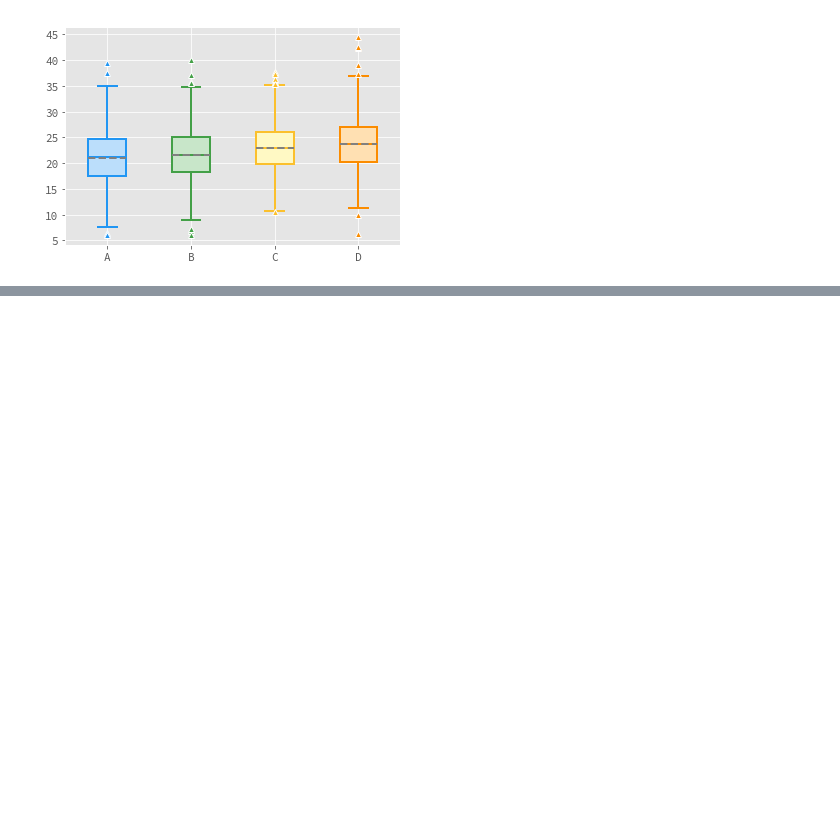
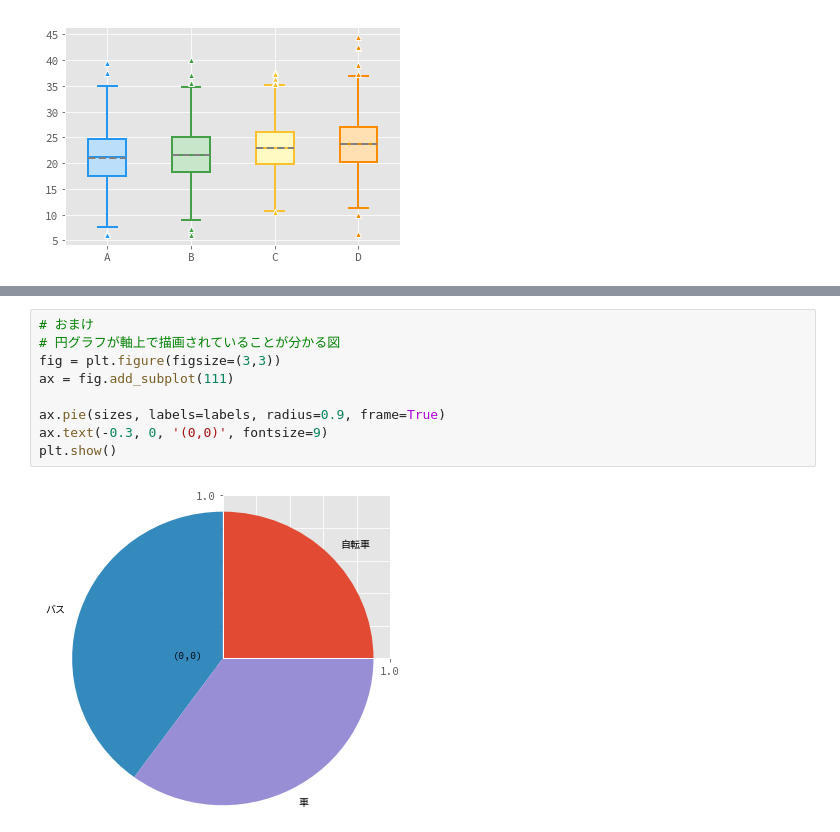
Before and after one commit to ikki02/Python, a Jupyter notebook: JupyterNotebook - Matplotlib/Matplotlib.ipynb, the cells around one changed output, grey strips where cells are left out. Drawn from its saved outputs; the diff is of its cells as text; blank space fills up the shorter version.

```diff
--- a/JupyterNotebook - Matplotlib/Matplotlib.ipynb
+++ b/JupyterNotebook - Matplotlib/Matplotlib.ipynb
@@ -664,0 +680,11 @@ plt.show()
+# %%
+# おまけ
+# 円グラフが軸上で描画されていることが分かる図
+fig = plt.figure(figsize=(3,3))
+ax = fig.add_subplot(111)
+
+ax.pie(sizes, labels=labels, radius=0.9, frame=True)
+ax.text(-0.3, 0, '(0,0)', fontsize=9)
+plt.show()
+# %% [output]
+[figure, added]
```
Also changed, not shown: parts of 4 cells of this notebook.
